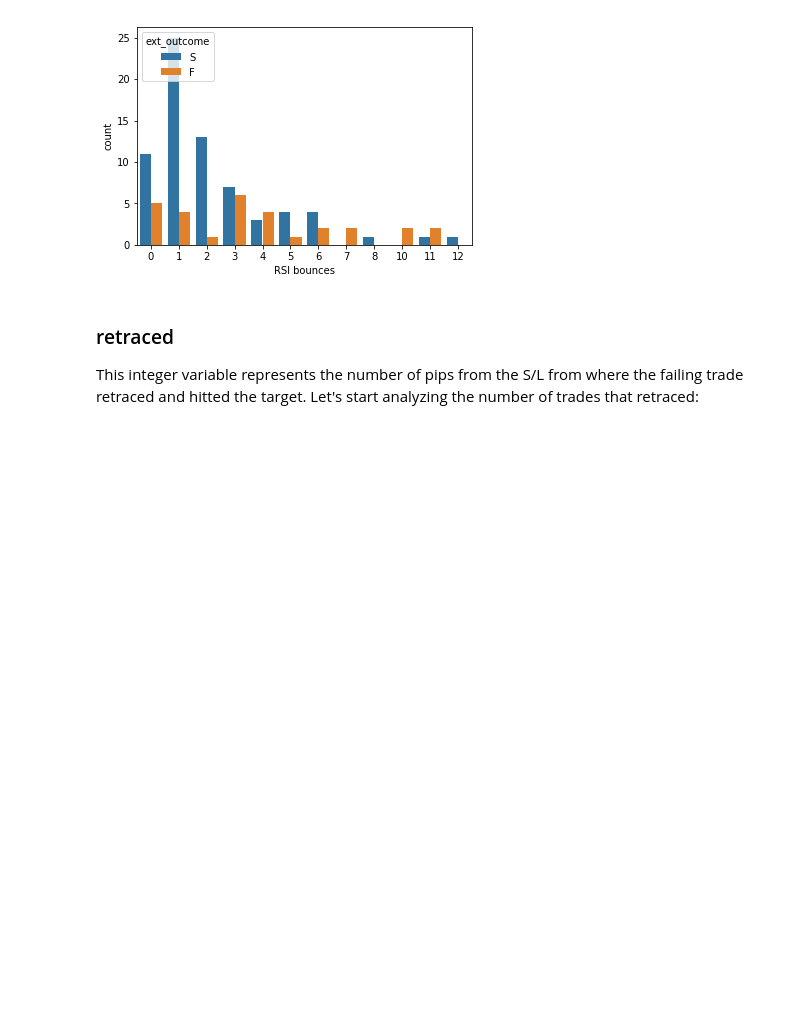
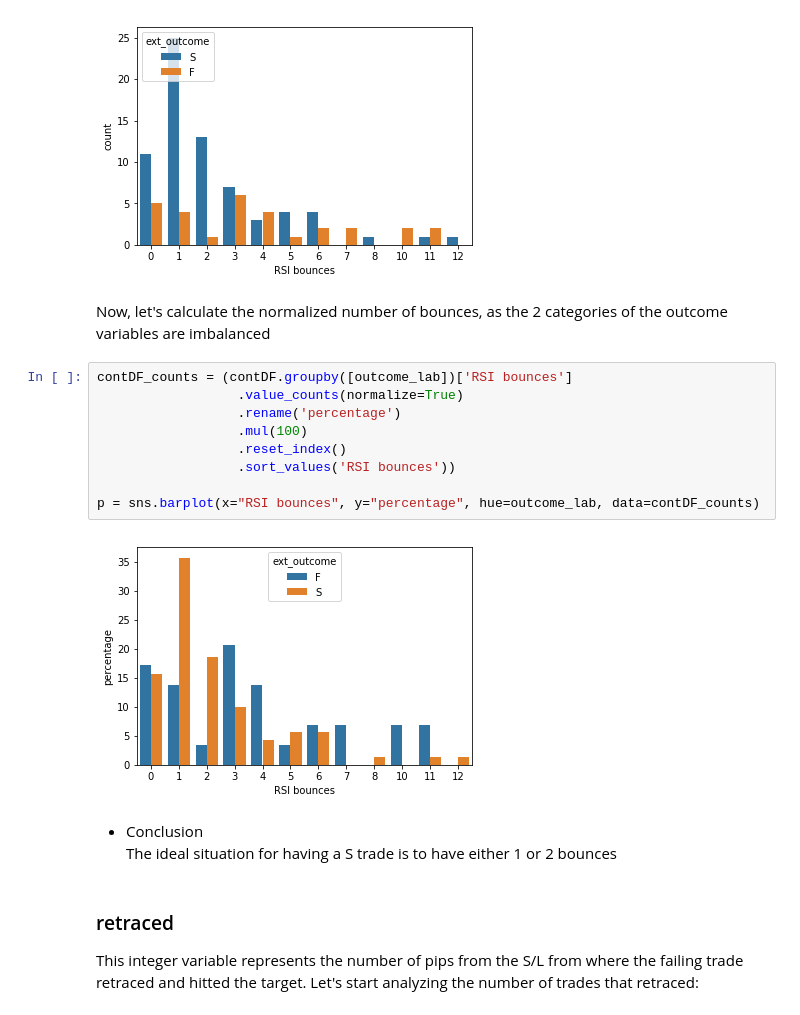
Before and after one commit to FOREXfunguru/FOREX, a Jupyter notebook: notebooks/Binary_classifier_using_ML.ipynb, the cells around one changed output. Saved outputs shown, nothing was run; the diff lists cells and outputs as text; blank space fills up the shorter version.

```diff
--- a/notebooks/Binary_classifier_using_ML.ipynb
+++ b/notebooks/Binary_classifier_using_ML.ipynb
@@ -170,6 +223,22 @@ For this particular task I will create a count plot in order to plot the RSI bou
 ax = sns.countplot(x="RSI bounces",hue=outcome_lab, data=contDF)
 # %% [output]
 [figure]
+# %% [markdown]
+Now, let's calculate the normalized number of bounces, as the 2 categories of the outcome variables are imbalanced
+# %%
+contDF_counts = (contDF.groupby([outcome_lab])['RSI bounces']
+                  .value_counts(normalize=True)
+                  .rename('percentage')
+                  .mul(100)
+                  .reset_index()
+                  .sort_values('RSI bounces'))
+
+p = sns.barplot(x="RSI bounces", y="percentage", hue=outcome_lab, data=contDF_counts)
+# %% [output]
+[figure, added]
+# %% [markdown]
+* Conclusion<br>
+The ideal situation for having a S trade is to have either 1 or 2 bounces
 # %% [markdown]
 ### retraced
 This integer variable represents the number of pips from the S/L from where the failing trade retraced and hitted the target. Let's start analyzing the number of trades that retraced:
```
Also changed, not shown: parts of 69 cells of this notebook, 1 other file.
